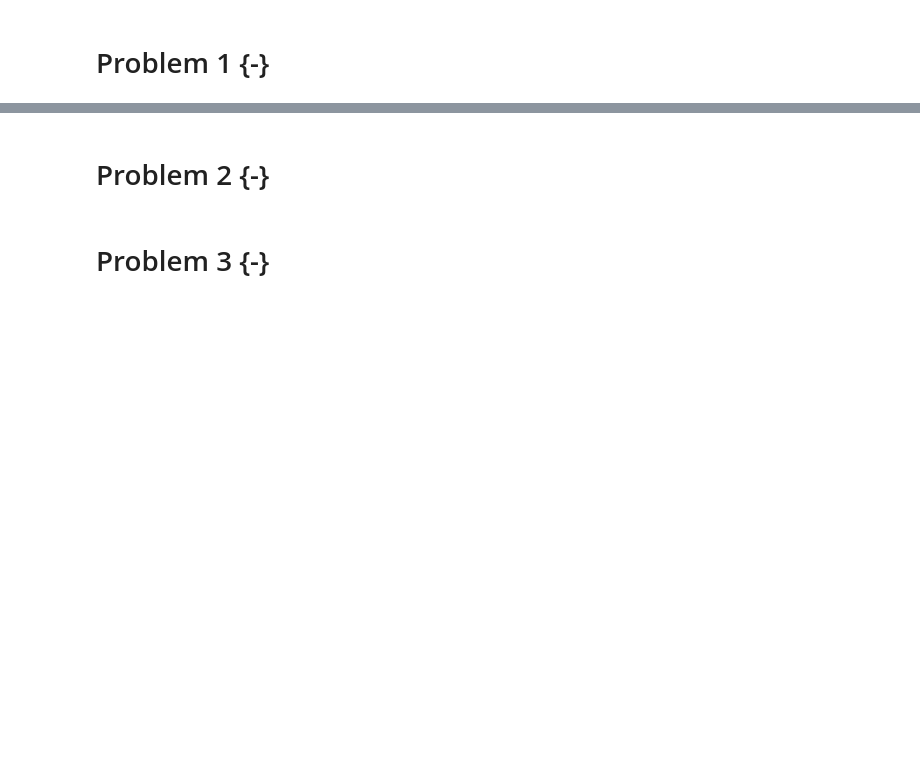
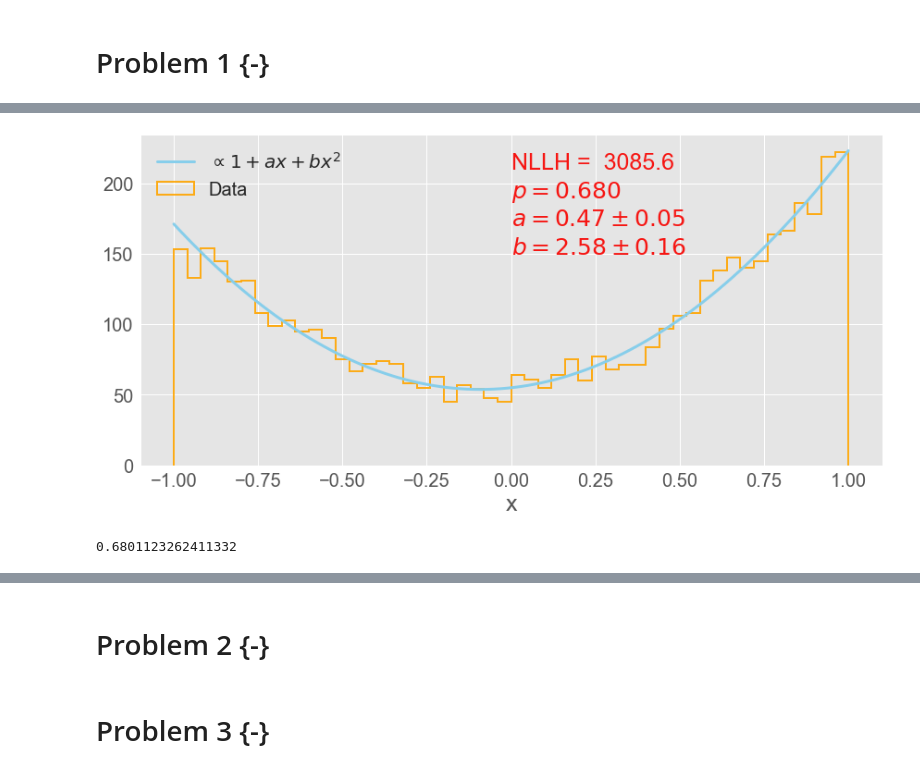
Before and after one commit to Kiril94/AMAS, a Jupyter notebook: Main_exam/AMAS_Exam_2021.ipynb, the cells around one changed output, grey strips where cells are left out. Saved outputs shown, nothing was run; the diff lists cells and outputs as text; code cells hidden in the pictures; blank space fills up the shorter version.

```diff
--- a/Main_exam/AMAS_Exam_2021.ipynb
+++ b/Main_exam/AMAS_Exam_2021.ipynb
@@ -35,0 +125,29 @@ url = ""
+# %%
+#Lets perform likelihood fits for the functions that might be suitable
+nbins = 50
+dt1 = fits.hist_fit(
+    f1, D1.iloc[:,1], p1, fit_type = 'ullh',
+    observed = True, print_level = 0)
+a1m, b1m = dt1['minuit_obj'].values[:]
+sa1m, sb1m = dt1['minuit_obj'].errors[:]
+fd1 = vis.nice_histogram(D1.iloc[:,1], 50, data_label_hist='Data')
+p00 = [4.2,-.11,40]
+fig, ax = vis.nice_plot(
+    x1, f1(x1, a1m, b1m)*len(D1)*fd1['binwidth'],  plot_legend=True, label_fs=25,
+    figure = fd1['fig'], axis = fd1['ax'], data_label = r"$\propto 1+ax+bx^2$")
+#Both seem to fit reasonably well
+LLH1 = dt1['minuit_obj'].fval
+ax.text(0, 210, f"NLLH =  {LLH1:2.1f}", color = Color_p(2)[0],fontsize = 25)
+ax.text(0, 170, r"$a = 0.47\pm0.05$", color = Color_p(2)[0],fontsize = 25)
+ax.text(0, 150, r"$b = 2.58\pm0.16$", color = Color_p(2)[0],fontsize = 25)
+#compute chi2 and pvalue using 50 bins
+chi21 = f_chi2(fd1['y'], f1(fd1['x'],a1m, b1m))
+pval1 = stats.chi2.sf(chi21, len(D1)-2)
+ax.text(0, 190, r"$p = 0.680$", color = Color_p(2)[0],fontsize = 25)
+fig
+# %% [output]
+[figure, added]
+# %%
+pval1
+# %% [output]
+0.6801123262411332
```
Also changed, not shown: parts of 16 cells of this notebook.
